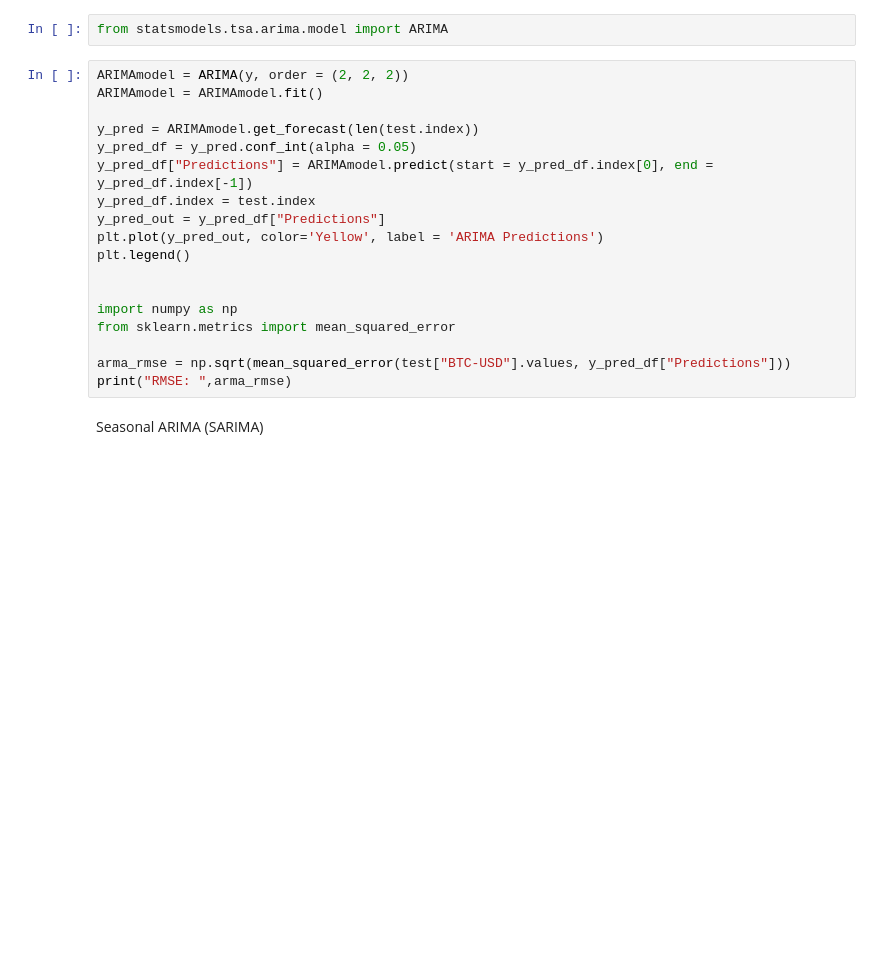
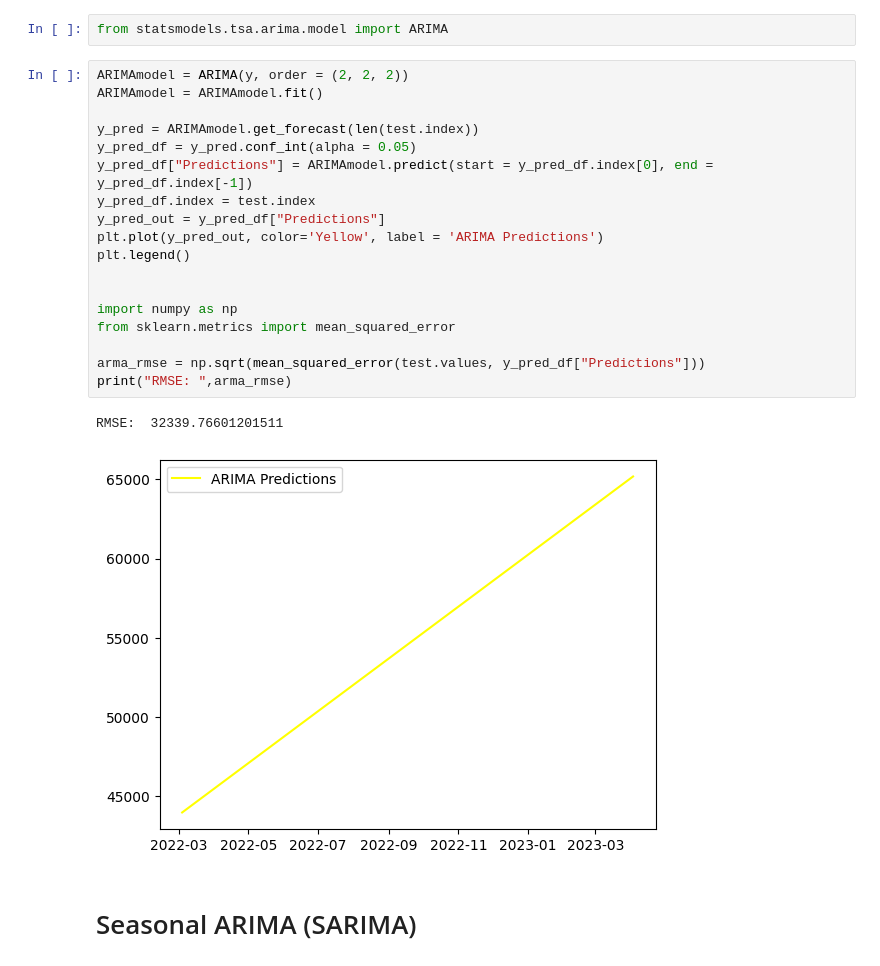
Before and after one commit to KSR313/Ml_TimeSeries, a Jupyter notebook: ML_TimeSeries.ipynb, the cells around one changed output. Saved outputs shown, nothing was run; the diff lists cells and outputs as text; blank space fills up the shorter version.

```diff
--- a/ML_TimeSeries.ipynb
+++ b/ML_TimeSeries.ipynb
@@ -81,21 +114,24 @@ from statsmodels.tsa.arima.model import ARIMA
 # %%
 ARIMAmodel = ARIMA(y, order = (2, 2, 2))
 ARIMAmodel = ARIMAmodel.fit()
 
 y_pred = ARIMAmodel.get_forecast(len(test.index))
 y_pred_df = y_pred.conf_int(alpha = 0.05)
 y_pred_df["Predictions"] = ARIMAmodel.predict(start = y_pred_df.index[0], end = y_pred_df.index[-1])
 y_pred_df.index = test.index
 y_pred_out = y_pred_df["Predictions"]
 plt.plot(y_pred_out, color='Yellow', label = 'ARIMA Predictions')
 plt.legend()
 
 
 import numpy as np
 from sklearn.metrics import mean_squared_error
 
-arma_rmse = np.sqrt(mean_squared_error(test["BTC-USD"].values, y_pred_df["Predictions"]))
+arma_rmse = np.sqrt(mean_squared_error(test.values, y_pred_df["Predictions"]))
 print("RMSE: ",arma_rmse)
+# %% [output]
+RMSE:  32339.76601201511
+[figure, added]
 # %% [markdown]
-Seasonal ARIMA (SARIMA)
+# Seasonal ARIMA (SARIMA)
 # %%
```
Also changed, not shown: parts of 21 cells of this notebook.
